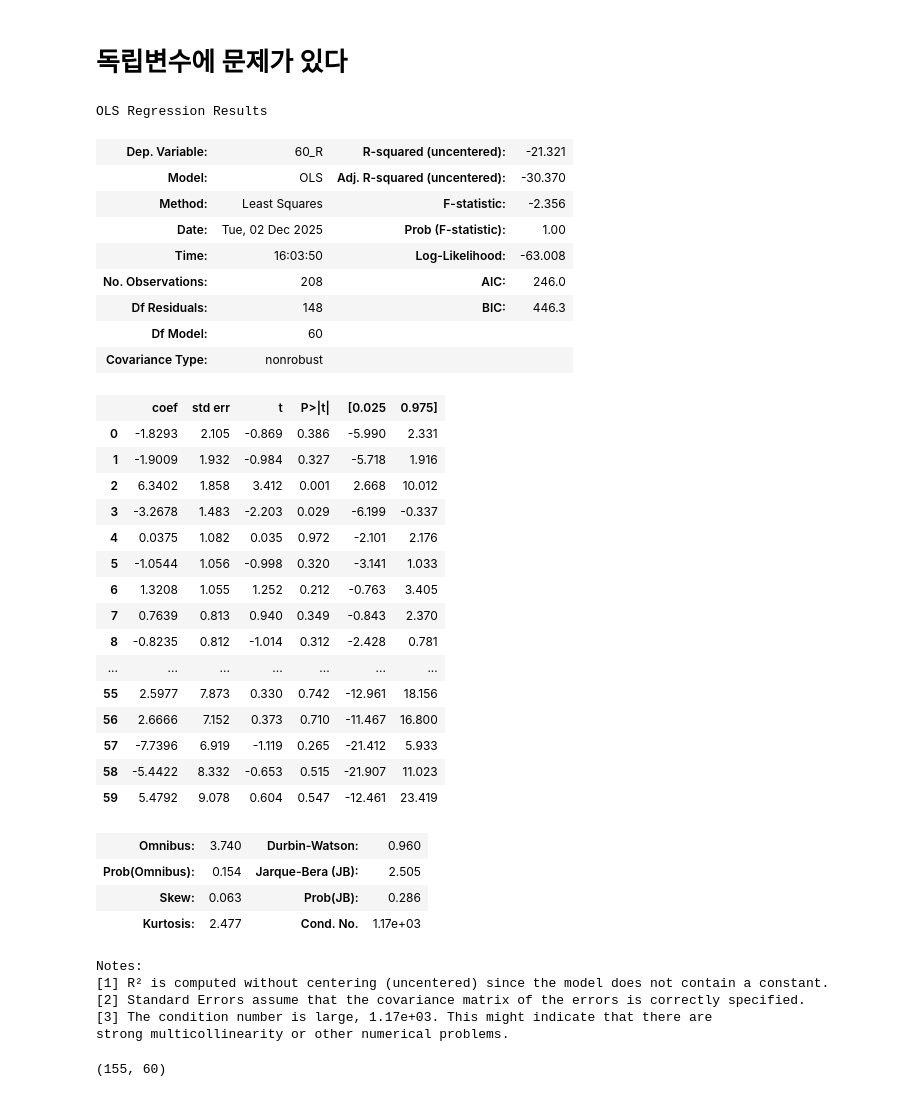
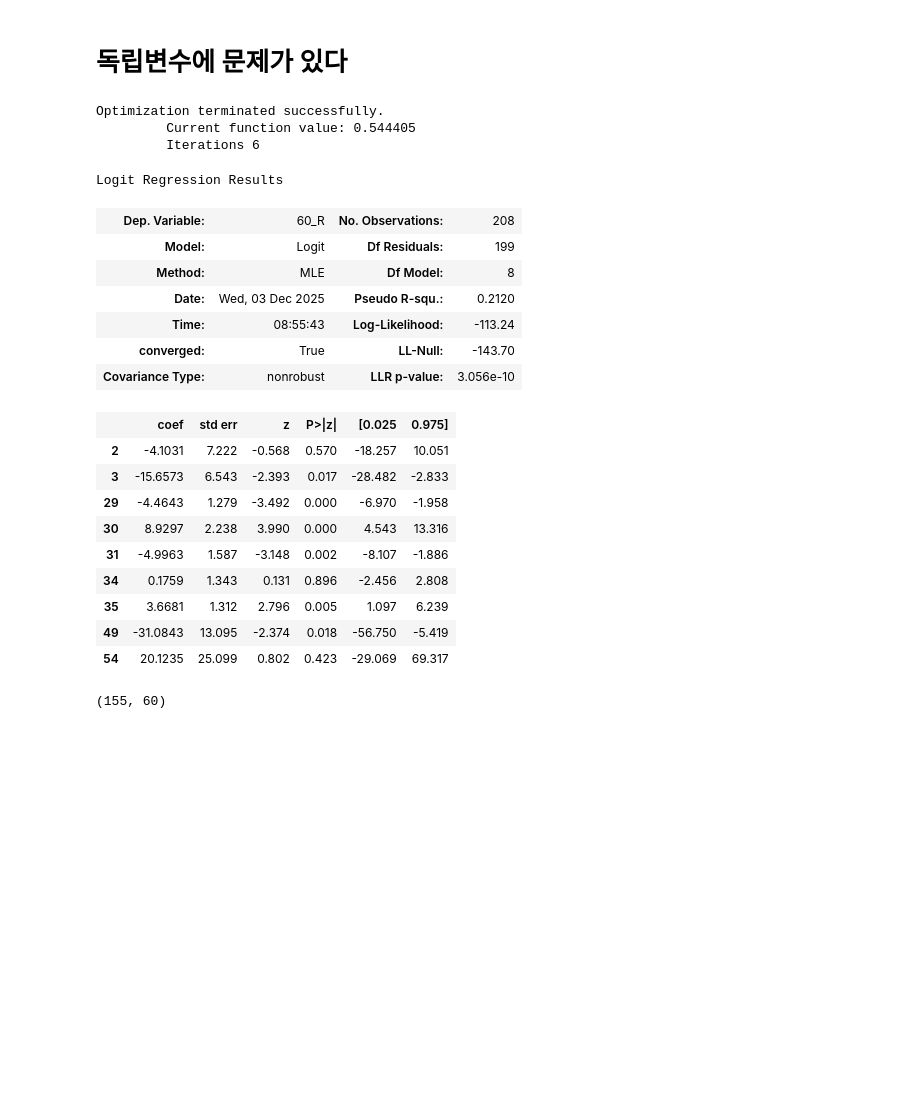
Before and after one commit to bidulgirin/DL, a Jupyter notebook: 6. 초음파광물예측.ipynb, the cells around one changed output. Drawn from its saved outputs; the diff is of its cells as text; code cells hidden in the pictures; blank space fills up the shorter version.

```diff
--- a/6. 초음파광물예측.ipynb
+++ b/6. 초음파광물예측.ipynb
@@ -78,45 +81,31 @@ Name: count, dtype: int64
 x = df.drop(["60_R"], axis = 1)
 y = df["60_R"]
 # %%
-model_sm = sm.OLS(y, x)
+model_sm = sm.Logit(y, x)
 model_sm = model_sm.fit()
 model_sm.summary()
 # %% [output]
-OLS Regression Results
+Optimization terminated successfully.
+         Current function value: 0.544405
+         Iterations 6
+Logit Regression Results
-| Dep. Variable: | 60_R | R-squared (uncentered): | -21.321 |
-| Model: | OLS | Adj. R-squared (uncentered): | -30.370 |
-| Method: | Least Squares | F-statistic: | -2.356 |
-| Date: | Tue, 02 Dec 2025 | Prob (F-statistic): | 1.00 |
-| Time: | 16:03:50 | Log-Likelihood: | -63.008 |
-| No. Observations: | 208 | AIC: | 246.0 |
-| Df Residuals: | 148 | BIC: | 446.3 |
-| Df Model: | 60 |  |  |
-| Covariance Type: | nonrobust |  |  |
+| Dep. Variable: | 60_R | No. Observations: | 208 |
+| Model: | Logit | Df Residuals: | 199 |
+| Method: | MLE | Df Model: | 8 |
+| Date: | Wed, 03 Dec 2025 | Pseudo R-squ.: | 0.2120 |
+| Time: | 08:55:43 | Log-Likelihood: | -113.24 |
+| converged: | True | LL-Null: | -143.70 |
+| Covariance Type: | nonrobust | LLR p-value: | 3.056e-10 |
-|  | coef | std err | t | P>|t| | [0.025 | 0.975] |
-| 0 | -1.8293 | 2.105 | -0.869 | 0.386 | -5.990 | 2.331 |
-| 1 | -1.9009 | 1.932 | -0.984 | 0.327 | -5.718 | 1.916 |
-| 2 | 6.3402 | 1.858 | 3.412 | 0.001 | 2.668 | 10.012 |
-| 3 | -3.2678 | 1.483 | -2.203 | 0.029 | -6.199 | -0.337 |
-| 4 | 0.0375 | 1.082 | 0.035 | 0.972 | -2.101 | 2.176 |
-| 5 | -1.0544 | 1.056 | -0.998 | 0.320 | -3.141 | 1.033 |
-| 6 | 1.3208 | 1.055 | 1.252 | 0.212 | -0.763 | 3.405 |
-| 7 | 0.7639 | 0.813 | 0.940 | 0.349 | -0.843 | 2.370 |
-| 8 | -0.8235 | 0.812 | -1.014 | 0.312 | -2.428 | 0.781 |
-| ... | ... | ... | ... | ... | ... | ... |
-| 55 | 2.5977 | 7.873 | 0.330 | 0.742 | -12.961 | 18.156 |
-| 56 | 2.6666 | 7.152 | 0.373 | 0.710 | -11.467 | 16.800 |
-| 57 | -7.7396 | 6.919 | -1.119 | 0.265 | -21.412 | 5.933 |
-| 58 | -5.4422 | 8.332 | -0.653 | 0.515 | -21.907 | 11.023 |
-| 59 | 5.4792 | 9.078 | 0.604 | 0.547 | -12.461 | 23.419 |
+|  | coef | std err | z | P>|z| | [0.025 | 0.975] |
+| 2 | -4.1031 | 7.222 | -0.568 | 0.570 | -18.257 | 10.051 |
+| 3 | -15.6573 | 6.543 | -2.393 | 0.017 | -28.482 | -2.833 |
+| 29 | -4.4643 | 1.279 | -3.492 | 0.000 | -6.970 | -1.958 |
+| 30 | 8.9297 | 2.238 | 3.990 | 0.000 | 4.543 | 13.316 |
+| 31 | -4.9963 | 1.587 | -3.148 | 0.002 | -8.107 | -1.886 |
+| 34 | 0.1759 | 1.343 | 0.131 | 0.896 | -2.456 | 2.808 |
+| 35 | 3.6681 | 1.312 | 2.796 | 0.005 | 1.097 | 6.239 |
+| 49 | -31.0843 | 13.095 | -2.374 | 0.018 | -56.750 | -5.419 |
+| 54 | 20.1235 | 25.099 | 0.802 | 0.423 | -29.069 | 69.317 |
-| Omnibus: | 3.740 | Durbin-Watson: | 0.960 |
-| Prob(Omnibus): | 0.154 | Jarque-Bera (JB): | 2.505 |
-| Skew: | 0.063 | Prob(JB): | 0.286 |
-| Kurtosis: | 2.477 | Cond. No. | 1.17e+03 |
-Notes:
-[1] R² is computed without centering (uncentered) since the model does not contain a constant.
-[2] Standard Errors assume that the covariance matrix of the errors is correctly specified.
-[3] The condition number is large, 1.17e+03. This might indicate that there are
-strong multicollinearity or other numerical problems.
 # %%
 # 일단 설정
 # %%
```
Also changed, not shown: parts of 20 cells of this notebook, 4 other files.
